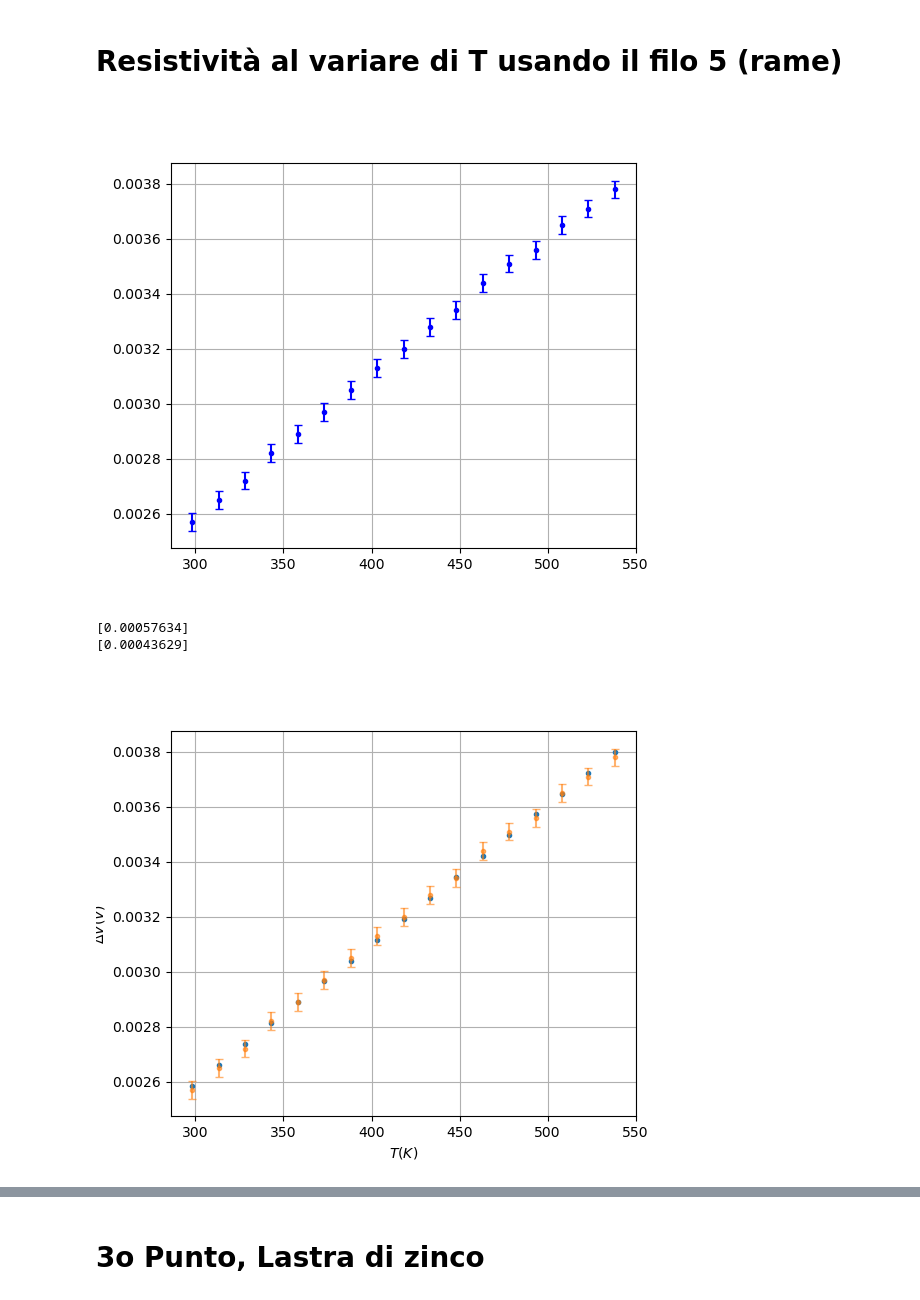
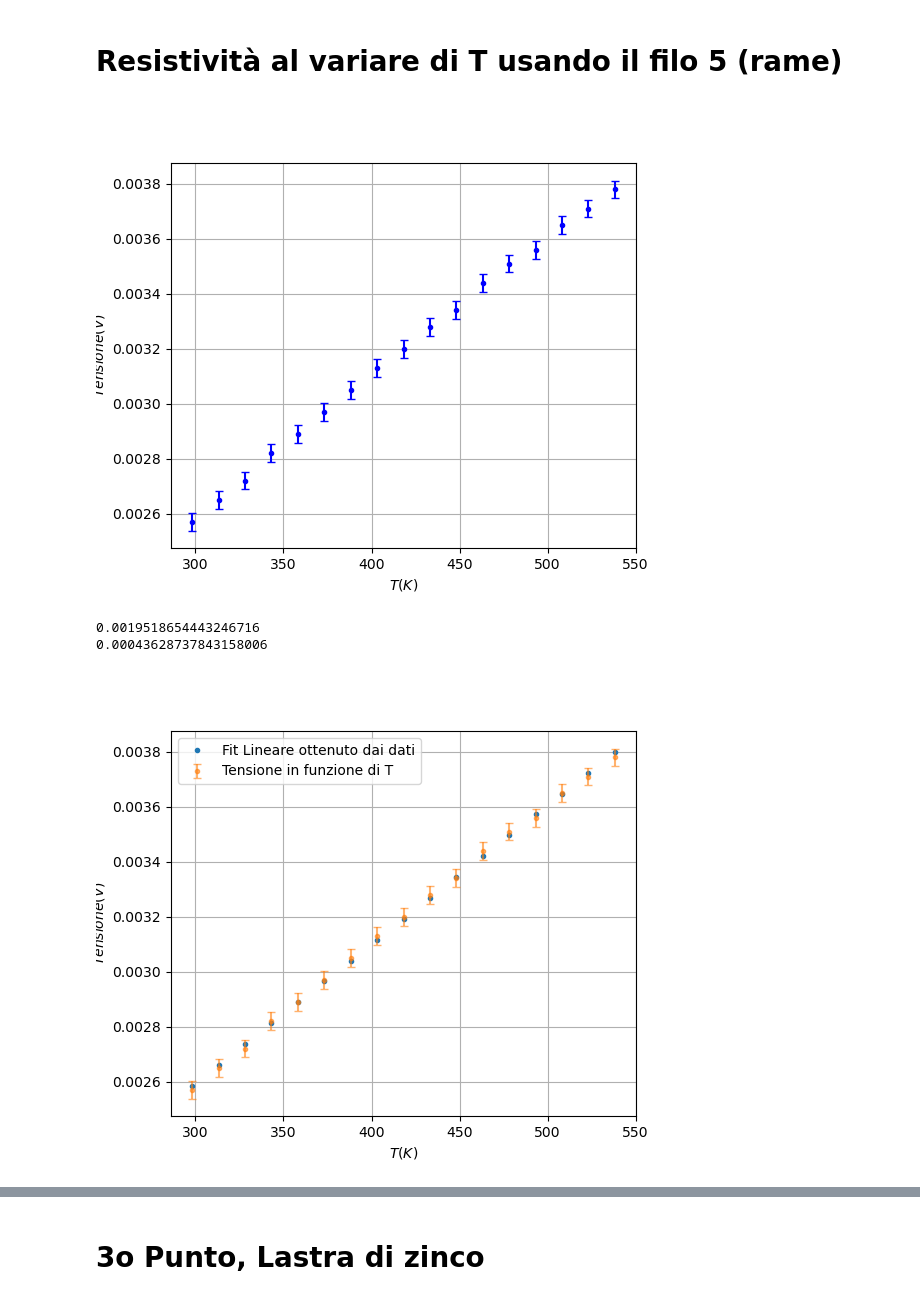
Before and after one commit to Shyan01/Lab-Fisica-2, a Jupyter notebook: Resistività/Resistività.ipynb, the cells around one changed output, grey strips where cells are left out. Saved outputs shown, nothing was run; the diff lists cells and outputs as text; code cells hidden in the pictures.

```diff
--- a/Resistività/Resistività.ipynb
+++ b/Resistività/Resistività.ipynb
@@ -763,7 +779,7 @@ L = L[~np.isnan(L)]
 
 delta_T = T
 
-A = ((S/2)**2) * np.pi
+A = ((D/2)**2) * np.pi
 
 #Errori ed incertezze
 
@@ -773,7 +789,7 @@ Err_V = Err_mV/1000
 Err_I = Errore_I(I)
 Err_L = 1e-2 * (0.5/2)
 Err_S = 0.05/1000
-Err_A = np.pi * S * Err_S
+Err_A = np.pi * D * Err_S
 
 inc_I = Err_I/I
 inc_L = Err_L/L
@@ -783,43 +799,47 @@ inc_A = Err_A/A
 fig, ax = plt.subplots(figsize = (6,5))
 
 ax.errorbar(delta_T, V, yerr = Err_V, fmt = '.', color = 'blue',capsize = 3)
+ax.set_xlabel(r'$T(K)$')
+ax.set_ylabel(r'$Tensione(V)$')
 ax.grid(True)
 # %% [output]
-[figure, old version]
+[figure, new version]
 # %%
 
 params , cov = np.polyfit(delta_T, V, 1, cov = True)
 m, q = params
 
 Err_m = np.sqrt(cov[0][0]) * 3
 
 inc_m = Err_m/m
 
 k = I*L * rho_r
 k /= A
 Err_k = Errore_k(Inc_A = inc_A, Inc_I = inc_I, Inc_L = inc_L, Inc_rho = inc_rho_r, k = k)
 inc_k = Err_k/k
 
-print(Err_k)
+#print(Err_k)
 
 alpha = m
 alpha /= k
 Err_alpha = Errore_alpha(inc_m, inc_k, alpha)
 
-print(Err_alpha)
-
+print(alpha[0])
+print(Err_alpha[0])
 y_fit = Linear_Fit(q, m, delta_T)
 
 fig, ax = plt.subplots(figsize = (6,5))
 
 
-ax.plot(delta_T, y_fit, ".", label = "Fit Lineare Ottenuta dai dati")
+ax.plot(delta_T, y_fit, ".", label = "Fit Lineare ottenuto dai dati")
 
-ax.errorbar(delta_T, V, fmt = ".", yerr = Err_V, label = "Dati", capsize = 3, alpha = 0.6 )
+ax.errorbar(delta_T, V, fmt = ".", yerr = Err_V, label = "Tensione in funzione di T", capsize = 3, alpha = 0.6 )
 ax.set_xlabel(r'$T(K)$')
-ax.set_ylabel(r'$\Delta V(V)$')
+ax.set_ylabel(r'$Tensione(V)$')
 ax.grid(True)
+ax.legend()
+fig.savefig("Delta V in funzione di T.png", dpi = 300, bbox_inches = 'tight' )
 # %% [output]
-[0.00057634]
-[0.00043629]
+0.0019518654443246716
+0.00043628737843158006
-[figure, old version]
+[figure, new version]
```
Also changed, not shown: parts of 14 cells of this notebook, 27 other files.
